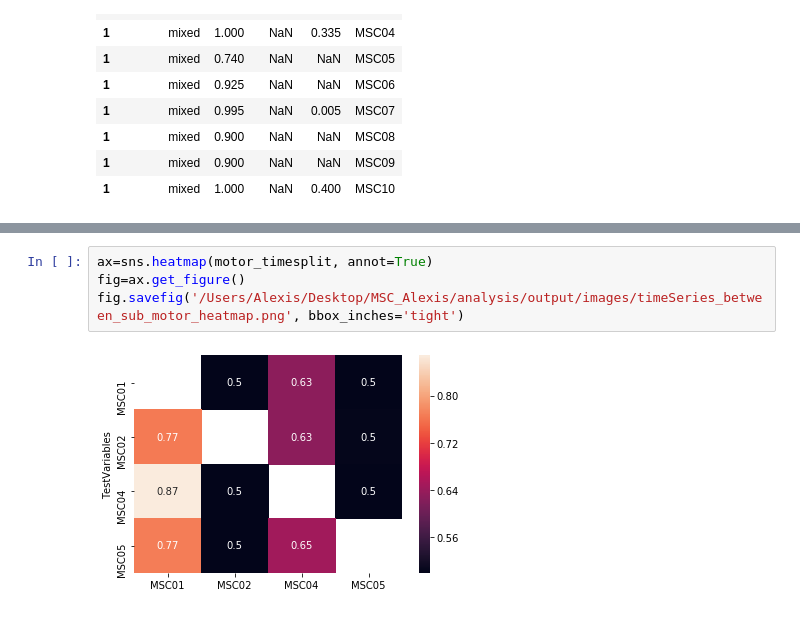
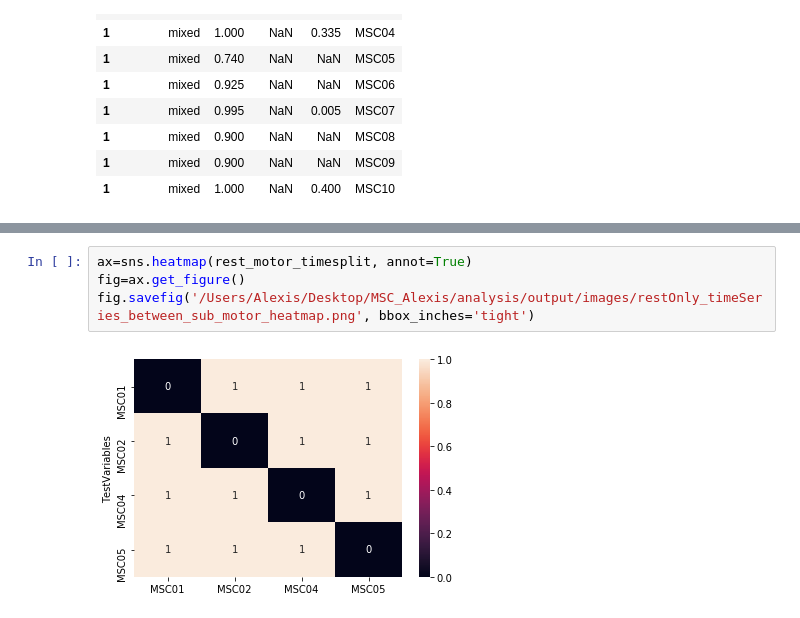
Before and after one commit to GrattonLab/MSC_Alexis, a Jupyter notebook: analysis/code/MVPA/ACC_distributions_DS.ipynb, the cells around one changed output, grey strips where cells are left out. Drawn from its saved outputs; the diff is of its cells as text.

```diff
--- a/analysis/code/MVPA/ACC_distributions_DS.ipynb
+++ b/analysis/code/MVPA/ACC_distributions_DS.ipynb
@@ -168,6 +294,6 @@ fig.savefig('/Users/Alexis/Desktop/MSC_Alexis/analysis/output/images/timeSeries_
 # %%
-ax=sns.heatmap(motor_timesplit, annot=True)
+ax=sns.heatmap(rest_motor_timesplit, annot=True)
 fig=ax.get_figure()
-fig.savefig('/Users/Alexis/Desktop/MSC_Alexis/analysis/output/images/timeSeries_between_sub_motor_heatmap.png', bbox_inches='tight')
+fig.savefig('/Users/Alexis/Desktop/MSC_Alexis/analysis/output/images/restOnly_timeSeries_between_sub_motor_heatmap.png', bbox_inches='tight')
 # %% [output]
-[figure, old version]
+[figure, new version]
```
Also changed, not shown: parts of 23 cells of this notebook, 52 other files.
